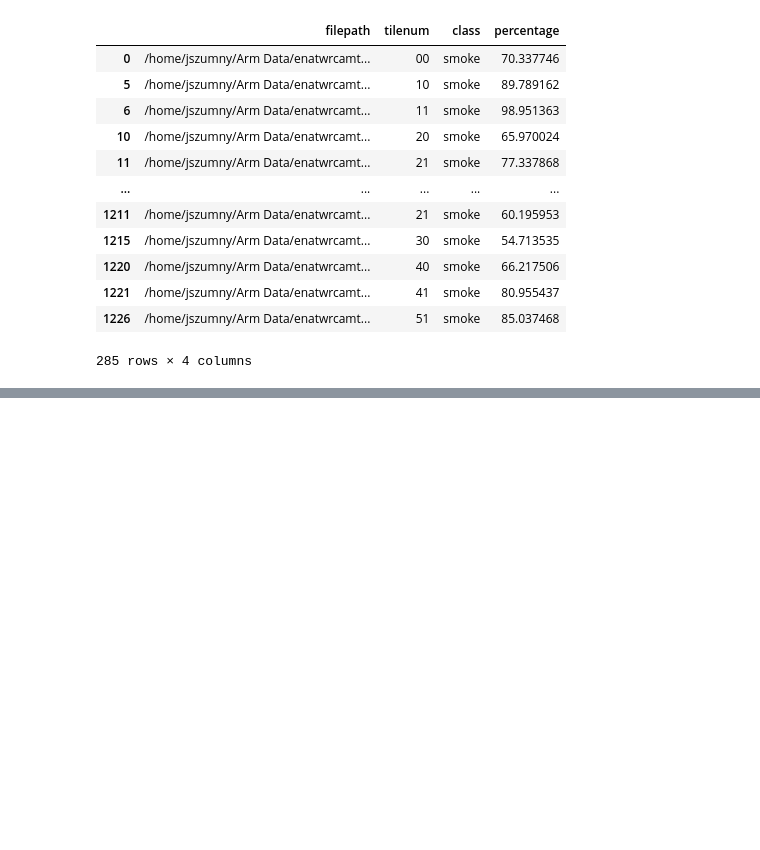
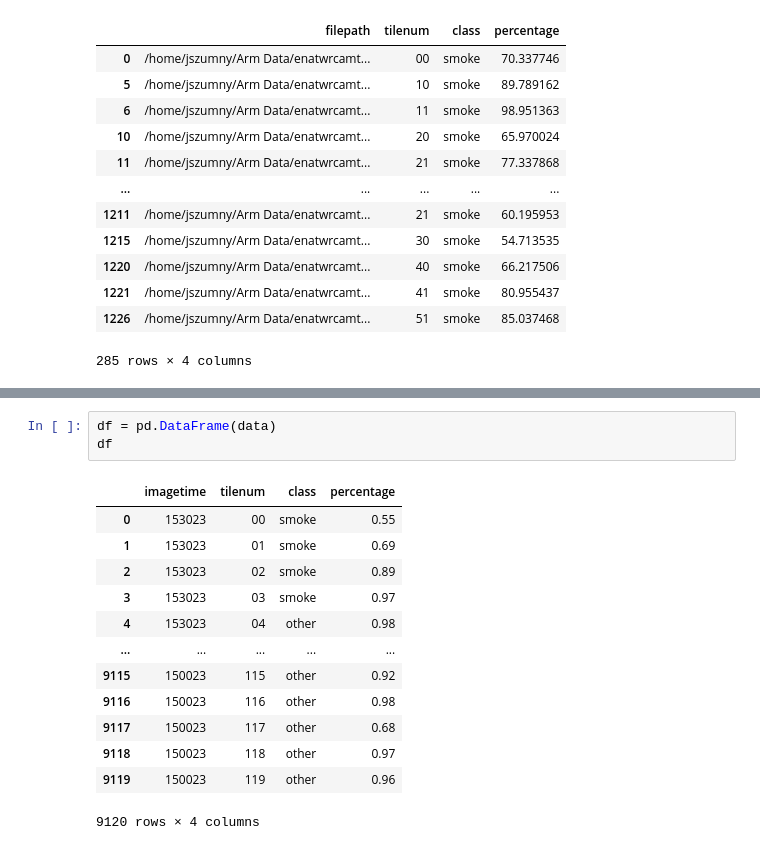
Before and after one commit to waggle-sensor/summer2023, a Jupyter notebook: szumny/python/newimageinference.ipynb, the cells around one changed output, grey strips where cells are left out. Saved outputs shown, nothing was run; the diff lists cells and outputs as text; blank space fills up the shorter version.

```diff
--- a/szumny/python/newimageinference.ipynb
+++ b/szumny/python/newimageinference.ipynb
@@ -128,0 +227,17 @@ UCSD - 6% FPR
+# %%
+df = pd.DataFrame(data)
+df
+# %% [output]
+|  | imagetime | tilenum | class | percentage |
+| 0 | 153023 | 00 | smoke | 0.55 |
+| 1 | 153023 | 01 | smoke | 0.69 |
+| 2 | 153023 | 02 | smoke | 0.89 |
+| 3 | 153023 | 03 | smoke | 0.97 |
+| 4 | 153023 | 04 | other | 0.98 |
+| ... | ... | ... | ... | ... |
+| 9115 | 150023 | 115 | other | 0.92 |
+| 9116 | 150023 | 116 | other | 0.98 |
+| 9117 | 150023 | 117 | other | 0.68 |
+| 9118 | 150023 | 118 | other | 0.97 |
+| 9119 | 150023 | 119 | other | 0.96 |
+9120 rows × 4 columns
```
Also changed, not shown: parts of 13 cells of this notebook.
